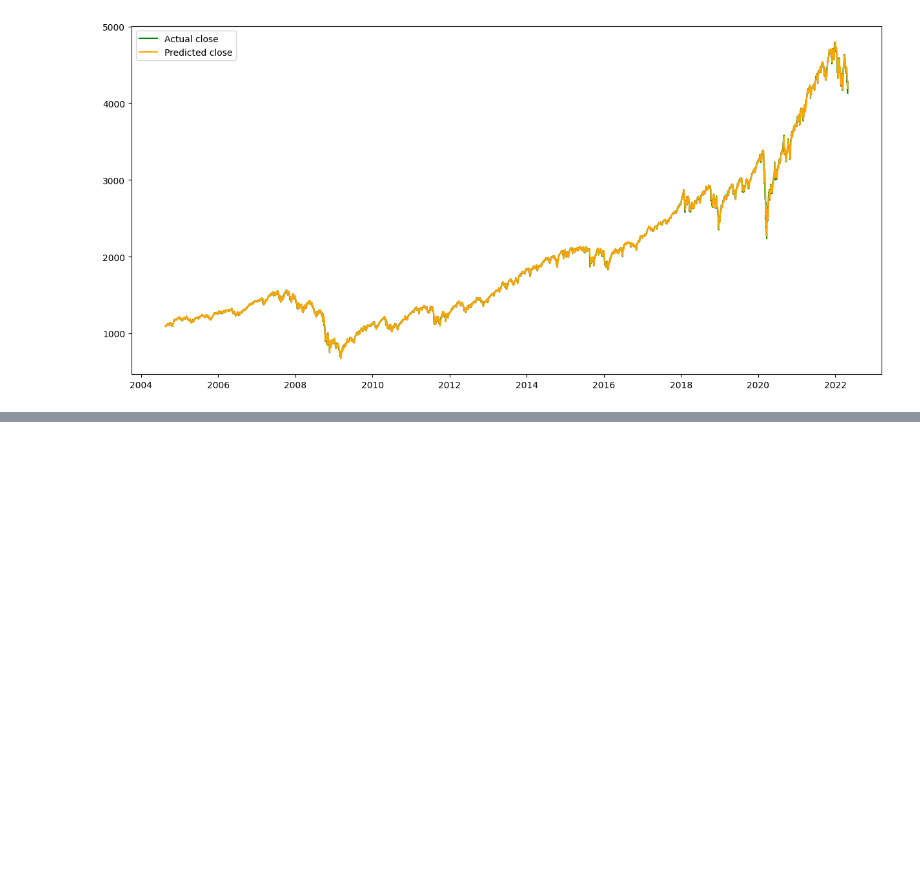
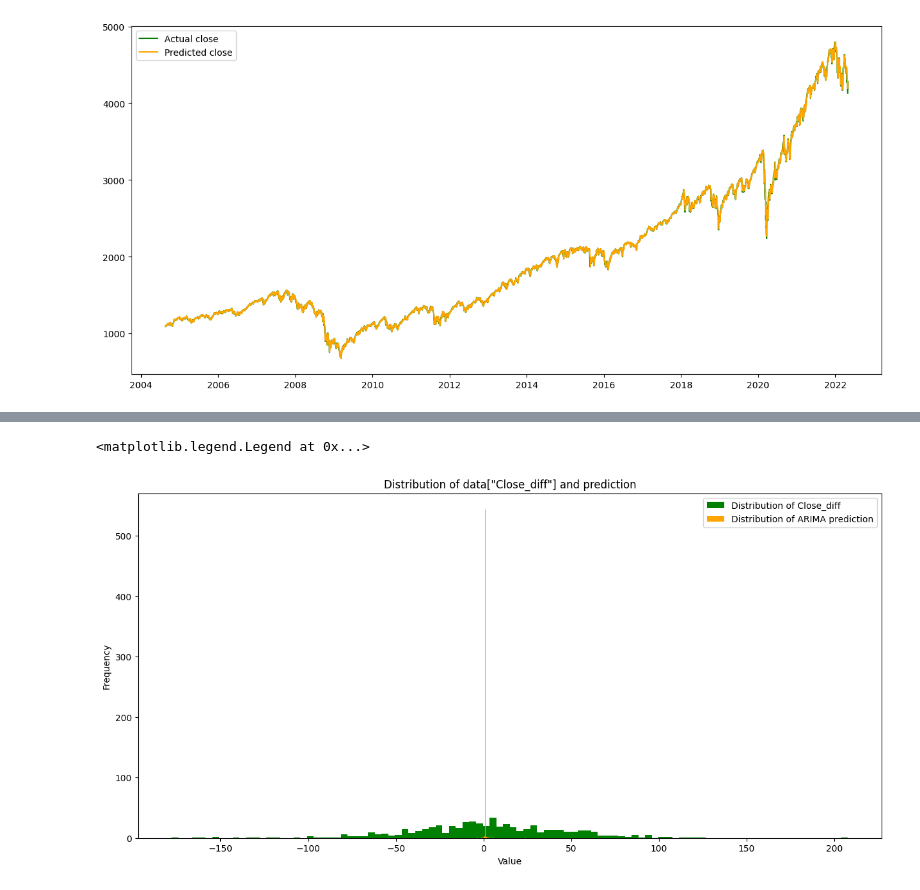
Before and after one commit to naphatkps/Stock-ResNLS, a Jupyter notebook: arima.ipynb, the cells around one changed output, grey strips where cells are left out. Saved outputs shown, nothing was run; the diff lists cells and outputs as text; code cells hidden in the pictures; blank space fills up the shorter version.

```diff
--- a/arima.ipynb
+++ b/arima.ipynb
@@ -342,2 +370,16 @@ Name: Predicted_close, Length: 381, dtype: float64
+# %%
+# plot distribution
+plt.figure(figsize=(15, 7))
+plt.hist(df_test_pred['Close_diff'], bins = 100, color = 'green', label="Distribution of Close_diff")
+plt.hist(df_test_pred['Predicted_diff'], bins = 100, color = "orange", label="Distribution of ARIMA prediction")
+
+plt.title('Distribution of data["Close_diff"] and prediction')
+plt.xlabel('Value')
+plt.ylabel('Frequency')
+
+plt.legend()
+# %% [output]
+<matplotlib.legend.Legend at 0x...>
+[figure, added]
 # %%
 print("error on test data:")
```
Also changed, not shown: parts of 29 cells of this notebook, 26 other files.
